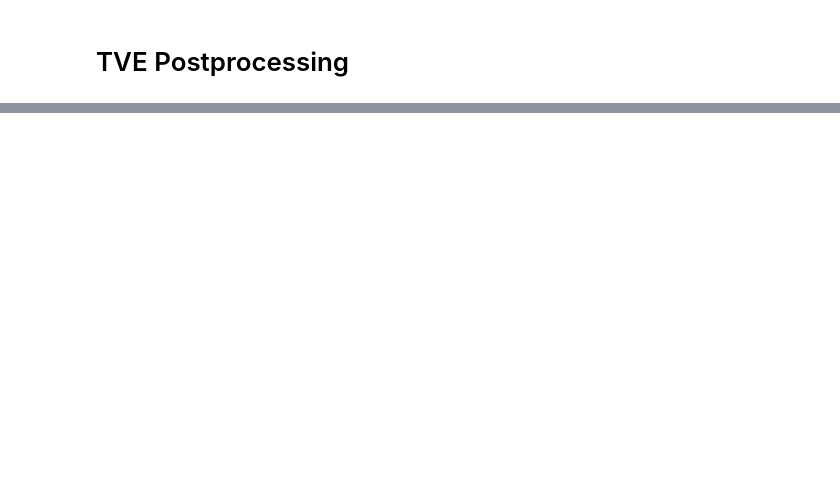
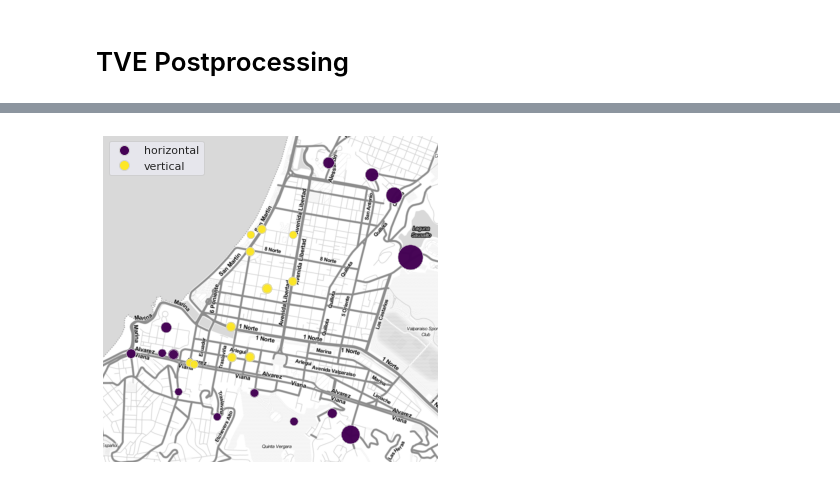
Before and after one commit to aoguedao/tsunami-vertical-evacuation, a Jupyter notebook: notebooks/postprocessing.ipynb, the cells around one changed output, grey strips where cells are left out. Saved outputs shown, nothing was run; the diff lists cells and outputs as text; code cells hidden in the pictures; blank space fills up the shorter version.

```diff
--- a/notebooks/postprocessing.ipynb
+++ b/notebooks/postprocessing.ipynb
@@ -67,0 +366,20 @@ shelters.plot()
+# %%
+shelters_evacuation = (
+    pedestrians.query("evacuated == True")
+    .rename(columns={"final_node": "shelter"})
+    .astype({"shelter": "int"})
+    .groupby(
+        [
+            "batch_run",
+            "evacuation_type",
+            "vert_evacuation_willingness_prob",
+            "population_scenario",
+            "departure_time_mean",
+            "shelter",
+        ]
+    )
+    .agg(n_evacuated=("id", "count"))
+    .reset_index()
+)
+
+shelters_evacuation.head()
@@ -67,0 +436,36 @@ shelters.plot()
+# %%
+pop_scenario = "daytime"
+evac_type = "Horizontal+Vertical"
+departure_time_mean = 480
+df = shelters_evacuation_mean.query(
+    "population_scenario == @pop_scenario and evacuation_type == @evac_type and departure_time_mean == @departure_time_mean"
+)
+ax = gplt.pointplot(
+    df.to_crs("epsg:4326"),
+    projection=gcrs.WebMercator(),
+    scale="mean_evacuated",
+    limits=(7.5, 25),
+    hue="evac_type",
+    cmap="viridis",
+    # scheme=scheme,
+    legend=True,
+    legend_var="hue",
+    edgecolor="lightgray",
+    linewidth=0.5,
+    # legend_values=[8000000, 2000000, 1000000, 100000],
+    # legend_labels=['8 million', '2 million', '1 million', '100 thousand'],
+    # legend_kwargs={'frameon': False, 'loc': 'lower right'},
+    # ax=ax
+    alpha=0.85
+)
+gplt.webmap(
+    df.to_crs("epsg:4326"),
+    projection=gcrs.WebMercator(),
+    provider=cx.providers.Stamen.TonerLite,
+    ax=ax
+)
+# plt.title("Kernel density estimation of dead pedestrians", fontsize=14)
+# plt.savefig(postprocessing_path / f"kde_example.png", dpi=300)
+plt.show()
+# %% [output]
+[figure, added]
```
Also changed, not shown: parts of 31 cells of this notebook, 4 other files.
